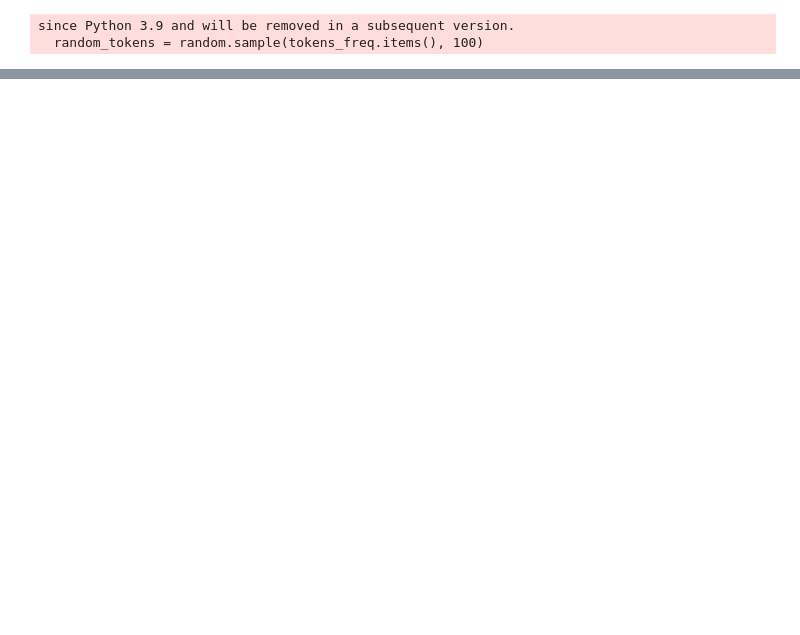
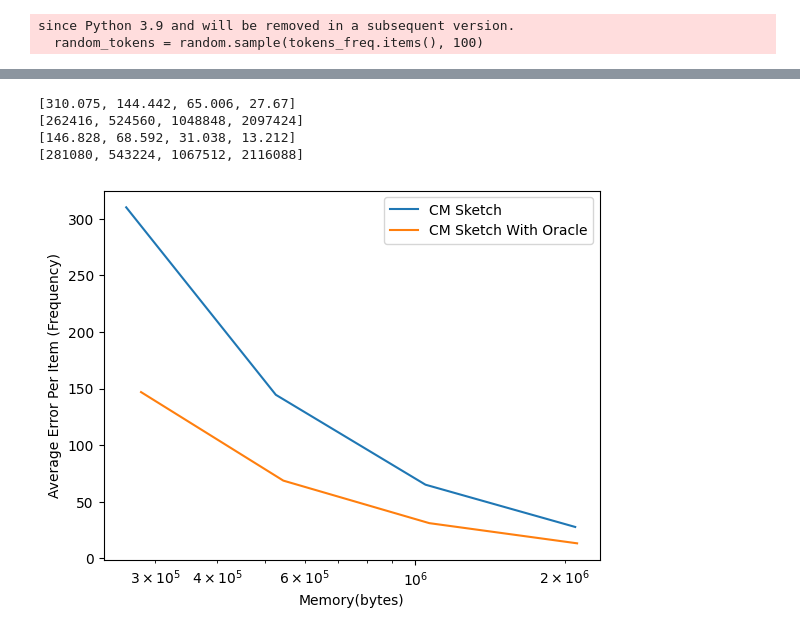
Before and after one commit to tahahasan360/machine-learning-cms, a Jupyter notebook: test.ipynb, the cells around one changed output, grey strips where cells are left out. Drawn from its saved outputs; the diff is of its cells as text; code cells hidden in the pictures; blank space fills up the shorter version.

Commit message:
Create memory vs error plot

```diff
--- a/test.ipynb
+++ b/test.ipynb
@@ -120,12 +121,15 @@ sketch_with_oracle = CountMinSketchWithOracle(D, R, perfect_oracle)
 # %%
+# for query in queries:
+#     sketch_with_oracle.insert(query)
 for query in queries:
-    sketch_with_oracle.insert(query)
+    for sketch in sketches_with_oracles:
+        sketch.insert(query)
 # %%
-from statistics import mean
+from statistics import mean, median
 
-def mean_error(sketch, token_counts):
+def get_error_statistics(sketch, token_counts):
     errors = []
     for token, actual_count in token_counts:
         estimated_count = sketch.query(token)
-        errors.append(abs(estimated_count - actual_count)/actual_count)
-    return mean(errors)
+        errors.append(abs(estimated_count - actual_count))
+    return mean(errors), median(errors)
@@ -167,0 +175,39 @@ plot_errors(sketch, sketch_with_oracle, random_tokens, "Error For Random Words")
+# %%
+def calculate_error_vs_memory(sketches, sketches_with_oracle, token_counts, title=""):
+
+  min_sketch_errors = []
+  min_sketch_memory = []
+  sketch_with_oracle_errors = []
+  sketch_with_oracle_memory = []
+
+  for sketch in sketches:
+    min_sketch_errors.append(get_error_statistics(sketch, token_counts)[0])
+    min_sketch_memory.append(sketch.get_memory_usage())
+
+  for sketch in sketches_with_oracle:
+    sketch_with_oracle_errors.append(get_error_statistics(sketch, token_counts)[0])
+    sketch_with_oracle_memory.append(sketch.get_memory_usage())
+
+  return min_sketch_errors, min_sketch_memory, sketch_with_oracle_errors, sketch_with_oracle_memory
+# %%
+min_sketch_errors, min_sketch_memory, sketch_with_oracle_errors, sketch_with_oracle_memory = calculate_error_vs_memory(sketches, sketches_with_oracles, common_tokens)
+# %%
+print(min_sketch_errors)
+print(min_sketch_memory)
+print(sketch_with_oracle_errors)
+print(sketch_with_oracle_memory)
+# %% [output]
+[310.075, 144.442, 65.006, 27.67]
+[262416, 524560, 1048848, 2097424]
+[146.828, 68.592, 31.038, 13.212]
+[281080, 543224, 1067512, 2116088]
+# %%
+plt.xscale("log")
+plt.plot(min_sketch_memory, min_sketch_errors, label = "CM Sketch")
+plt.plot(sketch_with_oracle_memory, sketch_with_oracle_errors, label = "CM Sketch With Oracle")
+plt.xlabel("Memory(bytes)")
+plt.ylabel("Average Error Per Item (Frequency)")
+plt.legend()
+plt.show()
+# %% [output]
+[figure, added]
```
Also changed, not shown: parts of 20 cells of this notebook, 4 other files.
